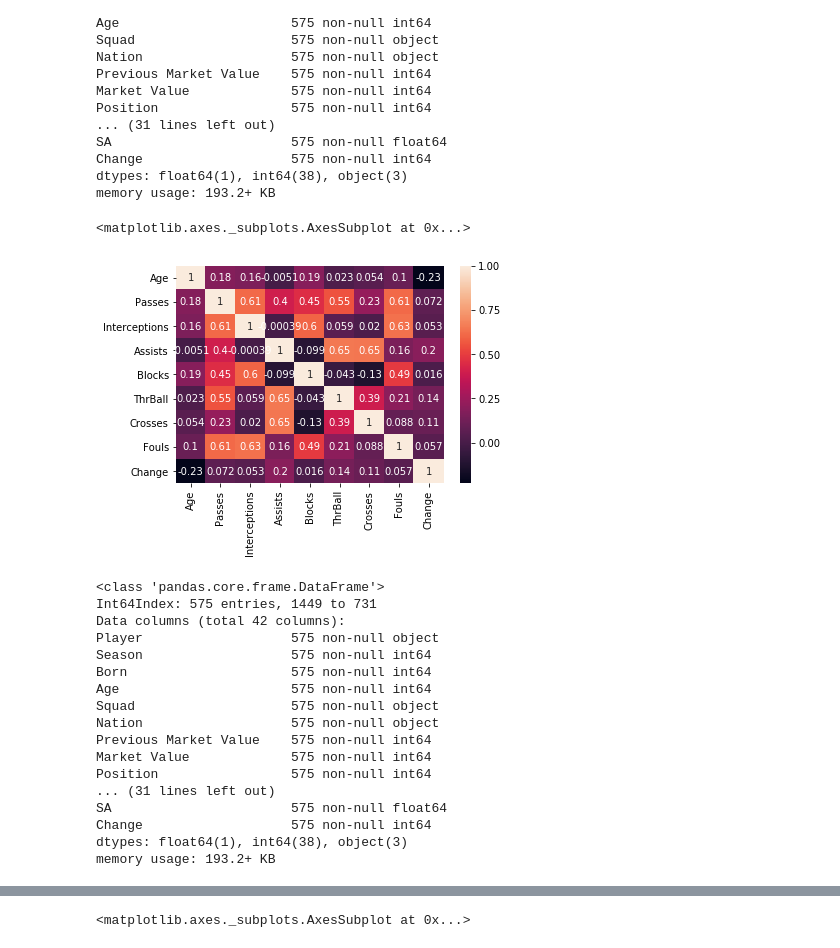
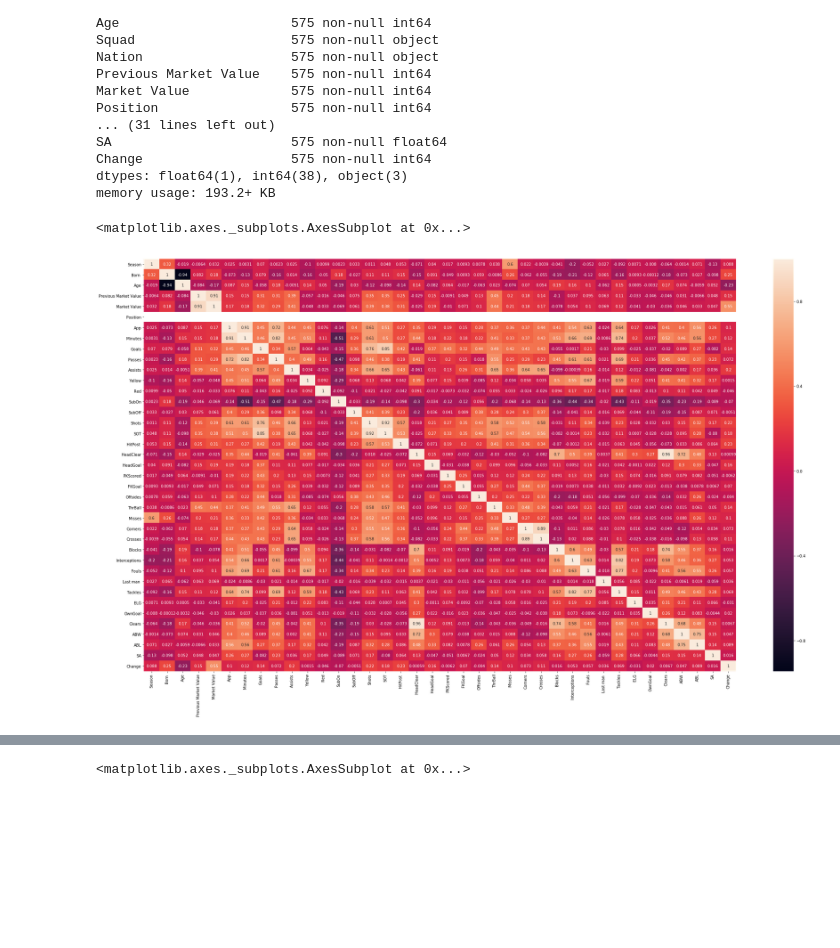
Before and after one commit to Femi-Ogunkola/EPL, a Jupyter notebook: EPL Data Analysis.ipynb, the cells around one changed output, grey strips where cells are left out. Cells and saved outputs as stored; diff of their text form; code cells hidden in the pictures; blank space fills up the shorter version.

```diff
--- a/EPL Data Analysis.ipynb
+++ b/EPL Data Analysis.ipynb
@@ -144,29 +144,10 @@ dtypes: float64(1), int64(38), object(3)
 memory usage: 193.2+ KB
 # %%
 f = (
-    mf.loc[:, ['Age','Passes','Interceptions', 'Assists','Blocks','ThrBall', 'Crosses', 'Fouls','Change']]
-        ).corr()
-sns.heatmap(f, annot=True)
+    mf.loc[:,]
+).corr()
+fig,ax = plt.subplots(figsize=(35,20))
+sns.heatmap(f.drop(['Position'],axis=1), annot=True,ax=ax)
 # %% [output]
 <matplotlib.axes._subplots.AxesSubplot at 0x...>
-[figure, old version]
+[figure, new version]
-# %%
-mf.info()
-# %% [output]
-<class 'pandas.core.frame.DataFrame'>
-Int64Index: 575 entries, 1449 to 731
-Data columns (total 42 columns):
-Player                   575 non-null object
-Season                   575 non-null int64
-Born                     575 non-null int64
-Age                      575 non-null int64
-Squad                    575 non-null object
-Nation                   575 non-null object
-Previous Market Value    575 non-null int64
-Market Value             575 non-null int64
-Position                 575 non-null int64
-... (31 lines left out)
-SA                       575 non-null float64
-Change                   575 non-null int64
-dtypes: float64(1), int64(38), object(3)
-memory usage: 193.2+ KB
```
Also changed, not shown: parts of 3 cells of this notebook.
